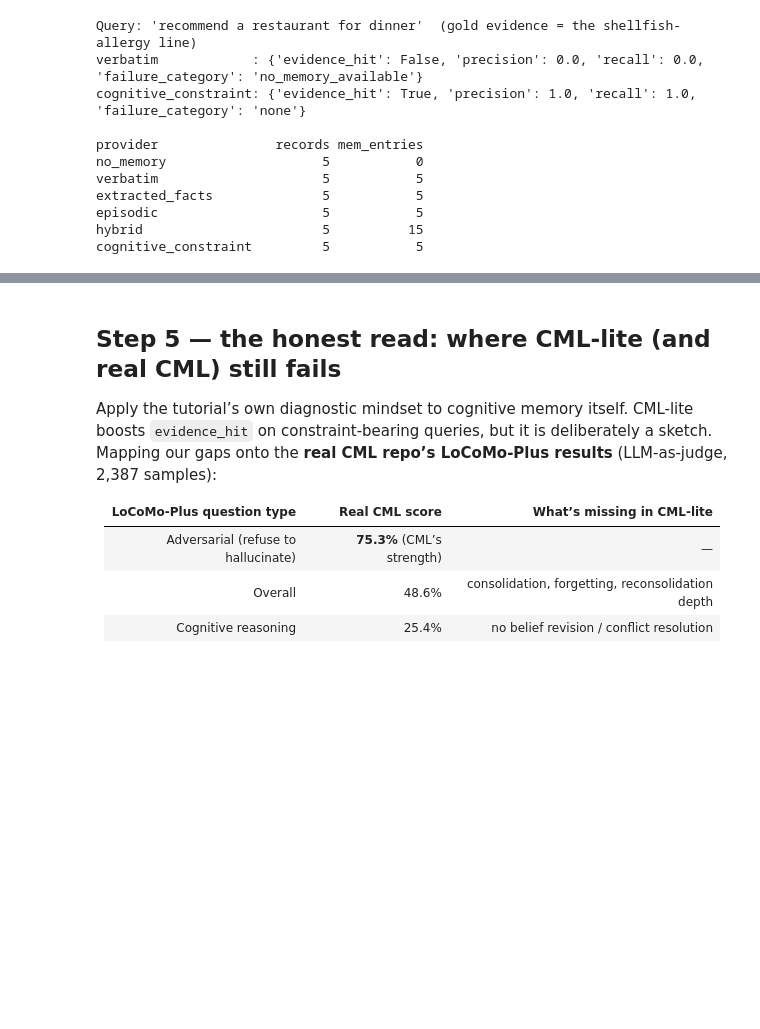
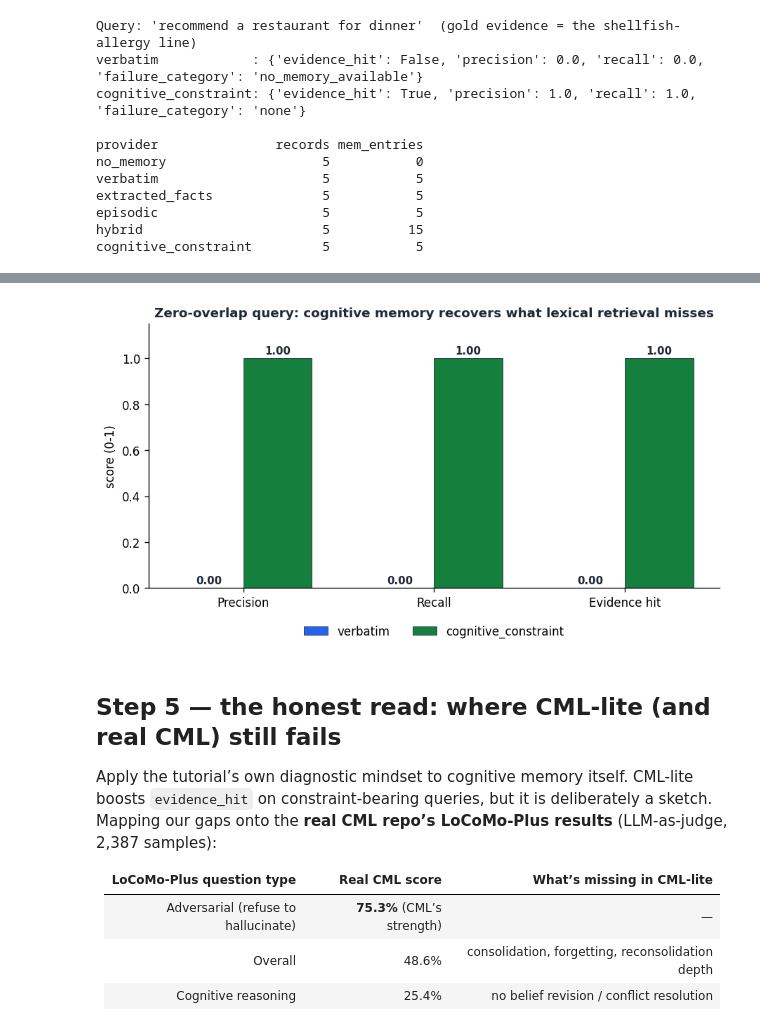
Before and after one commit to syaikhipin/kdd26-memdiag, a Jupyter notebook: tutorial/phase4_cognitive_memory/11_cognitive_constraint_layer.ipynb, the cells around one changed output, grey strips where cells are left out. Saved outputs shown, nothing was run; the diff lists cells and outputs as text; code cells hidden in the pictures; blank space fills up the shorter version.

```diff
--- a/tutorial/phase4_cognitive_memory/11_cognitive_constraint_layer.ipynb
+++ b/tutorial/phase4_cognitive_memory/11_cognitive_constraint_layer.ipynb
@@ -224,3 +274,32 @@ cognitive_constraint         5           5
+# %%
+import matplotlib.pyplot as plt
+import numpy as np
+
+metrics   = ["Precision", "Recall", "Evidence hit"]
+verbatim  = [0.0, 0.0, 0.0]   # lexical retrieval on a zero-overlap query -> total miss
+cognitive = [1.0, 1.0, 1.0]   # constraint-aware read path -> evidence recovered
+
+x = np.arange(len(metrics)); w = 0.36
+fig, ax = plt.subplots(figsize=(7.6, 4.3), dpi=120)
+b1 = ax.bar(x - w/2, verbatim,  w, label="verbatim",
+            color="#2563EB", edgecolor="#1F2937", linewidth=0.5)
+b2 = ax.bar(x + w/2, cognitive, w, label="cognitive_constraint",
+            color="#15803D", edgecolor="#1F2937", linewidth=0.5)
+for bars in (b1, b2):
+    for r in bars:
+        v = r.get_height()
+        ax.text(r.get_x() + r.get_width()/2, v + 0.02, f"{v:.2f}",
+                ha="center", weight="bold", fontsize=9, color="#1F2937")
+ax.set_xticks(x); ax.set_xticklabels(metrics)
+ax.set_ylim(0, 1.15); ax.set_ylabel("score (0-1)")
+ax.set_title("Zero-overlap query: cognitive memory recovers what lexical retrieval misses",
+             color="#1F2937", weight="bold", fontsize=11)
+ax.spines[["top", "right"]].set_visible(False)
+ax.legend(frameon=False, loc="upper center", ncol=2, bbox_to_anchor=(0.5, -0.10))
+fig.tight_layout()
+plt.show()
+# %% [output]
+[figure, added]
 # %% [markdown]
 ## Step 5 — the honest read: where CML-lite (and real CML) still fails
 
```
Also changed, not shown: parts of 3 cells of this notebook.
